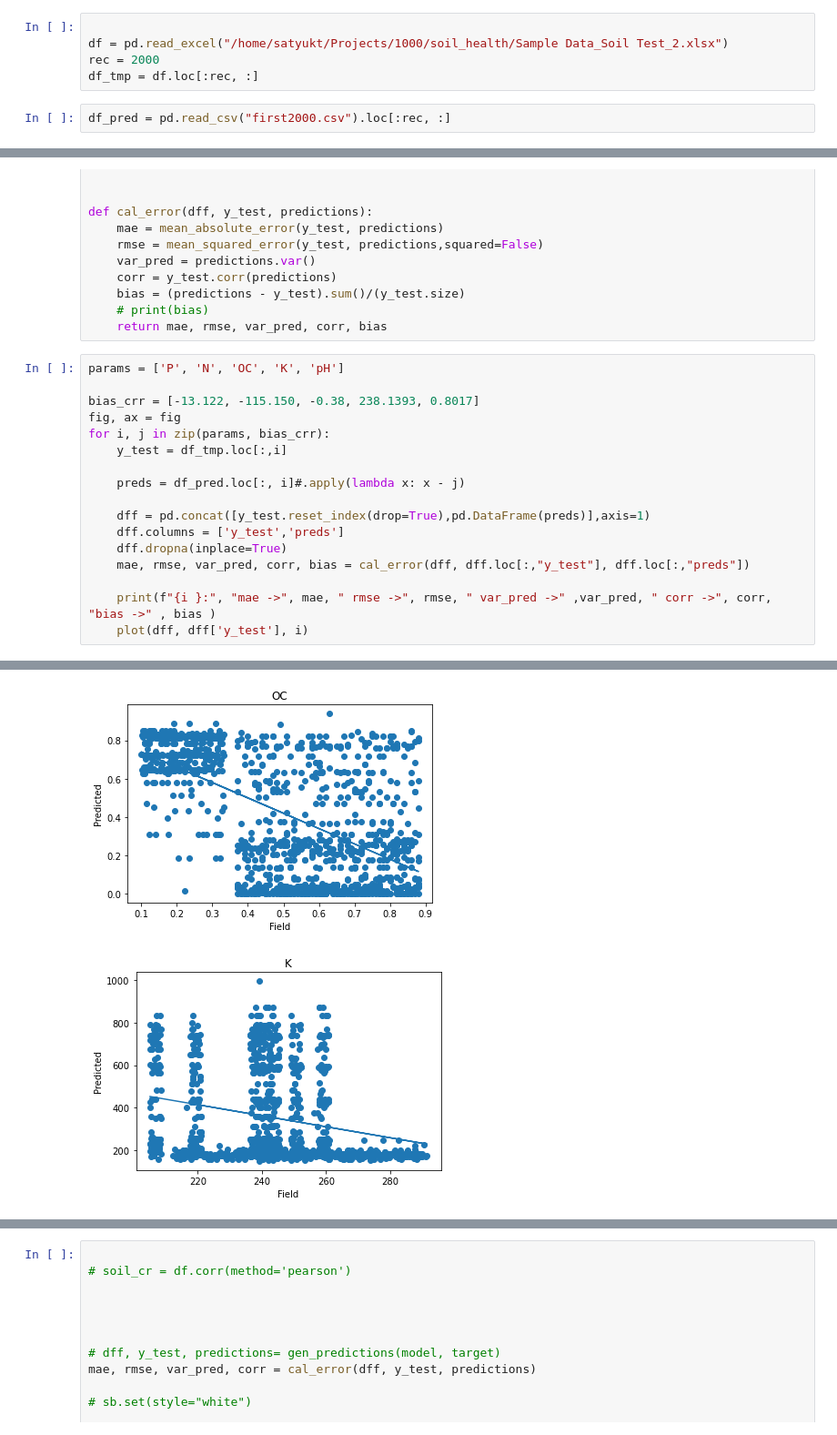
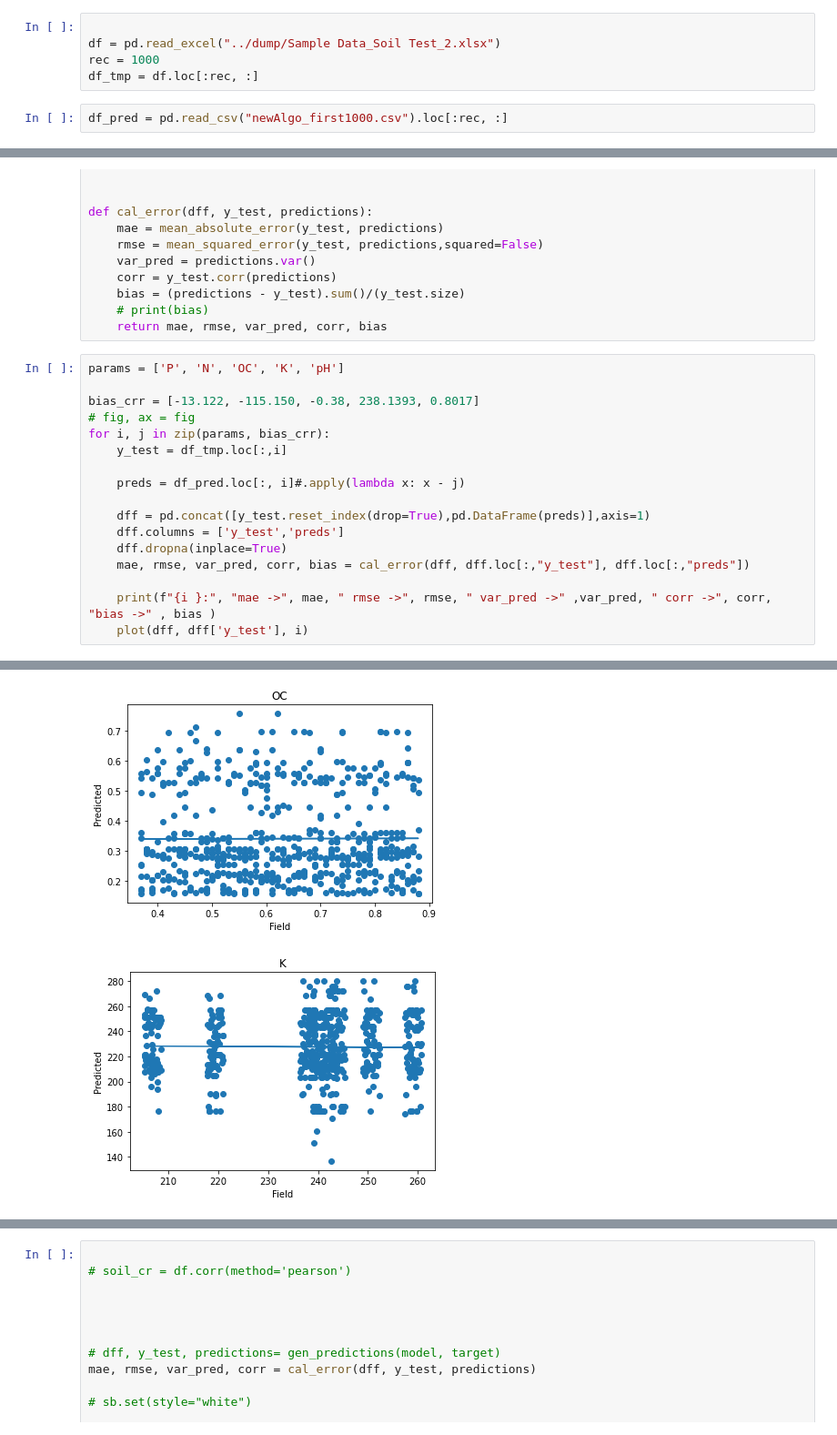
Before and after one commit to jagadeeshreddyr14/soilhealth-, a Jupyter notebook: dump/corr.ipynb, the cells around one changed output, grey strips where cells are left out. Shown: that part at 91% size. Cells and saved outputs as stored; diff of their text form.

```diff
--- a/dump/corr.ipynb
+++ b/dump/corr.ipynb
@@ -5,11 +5,11 @@ from sklearn.metrics import mean_absolute_error, mean_squared_error
 import matplotlib.pyplot as plt
 # %%
 
-df = pd.read_excel("/home/satyukt/Projects/1000/soil_health/Sample Data_Soil Test_2.xlsx")
-rec = 2000
+df = pd.read_excel("../dump/Sample Data_Soil Test_2.xlsx")
+rec = 1000
 df_tmp = df.loc[:rec, :]
 # %%
-df_pred = pd.read_csv("first2000.csv").loc[:rec, :]
+df_pred = pd.read_csv("newAlgo_first1000.csv").loc[:rec, :]
 # %%
 def plot(dff, y_test, i):
     m, b = np.polyfit(dff['y_test'] , dff['preds'],1 )
@@ -33,7 +33,7 @@ def cal_error(dff, y_test, predictions):
 params = ['P', 'N', 'OC', 'K', 'pH']
 
 bias_crr = [-13.122, -115.150, -0.38, 238.1393, 0.8017]
-fig, ax = fig
+# fig, ax = fig
 for i, j in zip(params, bias_crr):
     y_test = df_tmp.loc[:,i]
 
@@ -57,2 +57,2 @@ pH: mae -> 0.6193429890848021  rmse -> 0.7908454388731084  var_pred -> 0.1870322
-[figure, old version]
+[figure, new version]
-[figure, old version]
+[figure, new version]
```
Also changed, not shown: parts of 1 cell of this notebook, 3 other files.
